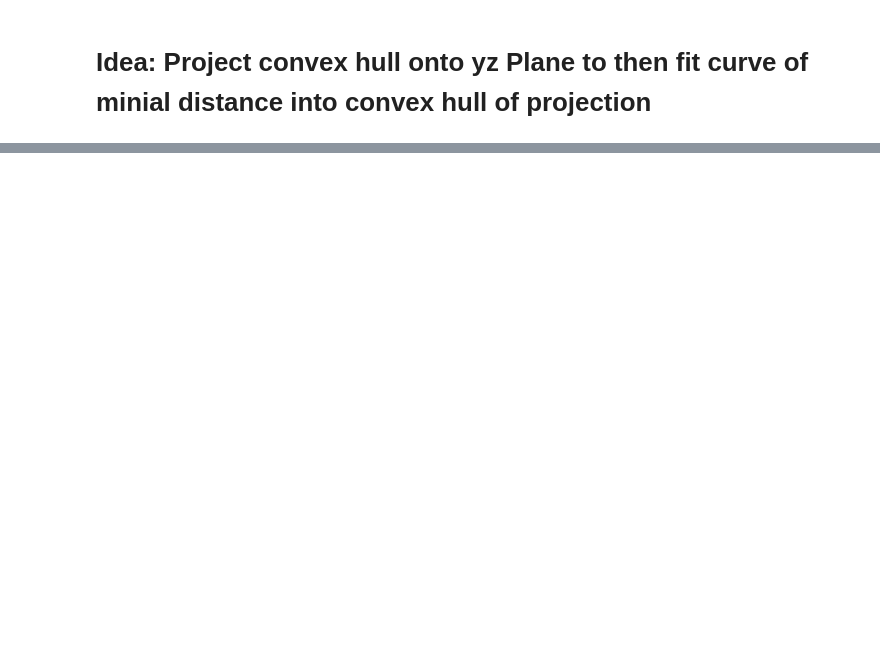
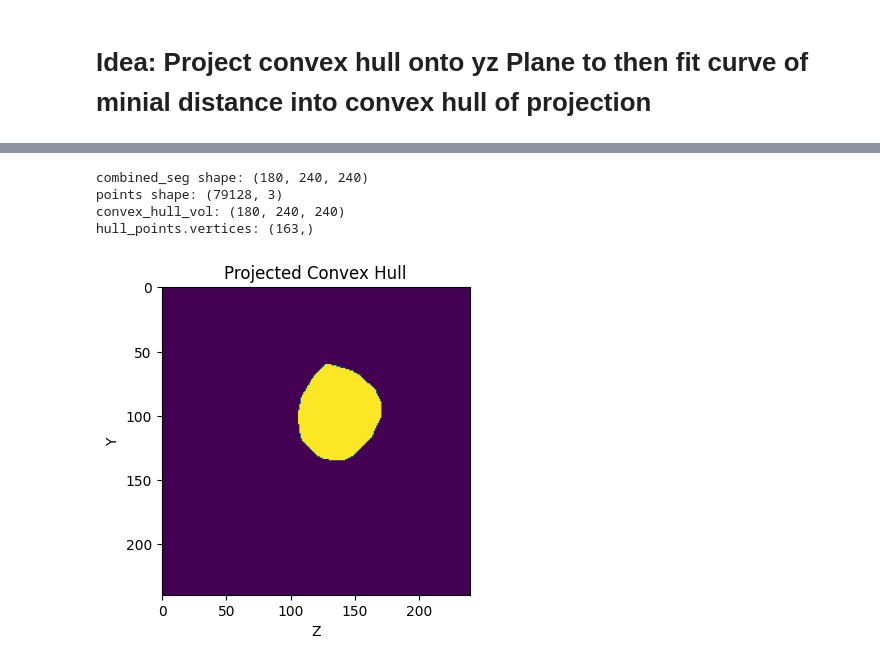
Before and after one commit to laierkasten23/PSU_Mamba, a Jupyter notebook: Code_scan_path/generate_scan_path.ipynb, the cells around one changed output, grey strips where cells are left out. Drawn from its saved outputs; the diff is of its cells as text; code cells hidden in the pictures; blank space fills up the shorter version.

```diff
--- a/Code_scan_path/generate_scan_path.ipynb
+++ b/Code_scan_path/generate_scan_path.ipynb
@@ -427,3 +569,19 @@ print(skeleton_volume)
   [0. 0. 0. ... 0. 0. 0.]
   [0. 0. 0. ... 0. 0. 0.]
   [0. 0. 0. ... 0. 0. 0.]]]
+# %%
+convex_hull_entire_volume = create_volume_within_convex_hull(segmentations)
+# %% [output]
+combined_seg shape: (180, 240, 240)
+points shape: (79128, 3)
+convex_hull_vol: (180, 240, 240)
+hull_points.vertices: (163,)
+# %%
+plt.figure(figsize=(4, 4))
+plt.imshow(convex_hull_entire_volume[70,:,:])
+plt.title('Projected Convex Hull')
+plt.xlabel('Z')
+plt.ylabel('Y')
+plt.show()
+# %% [output]
+[figure, added]
```
Also changed, not shown: parts of 21 cells of this notebook, 23 other files.
